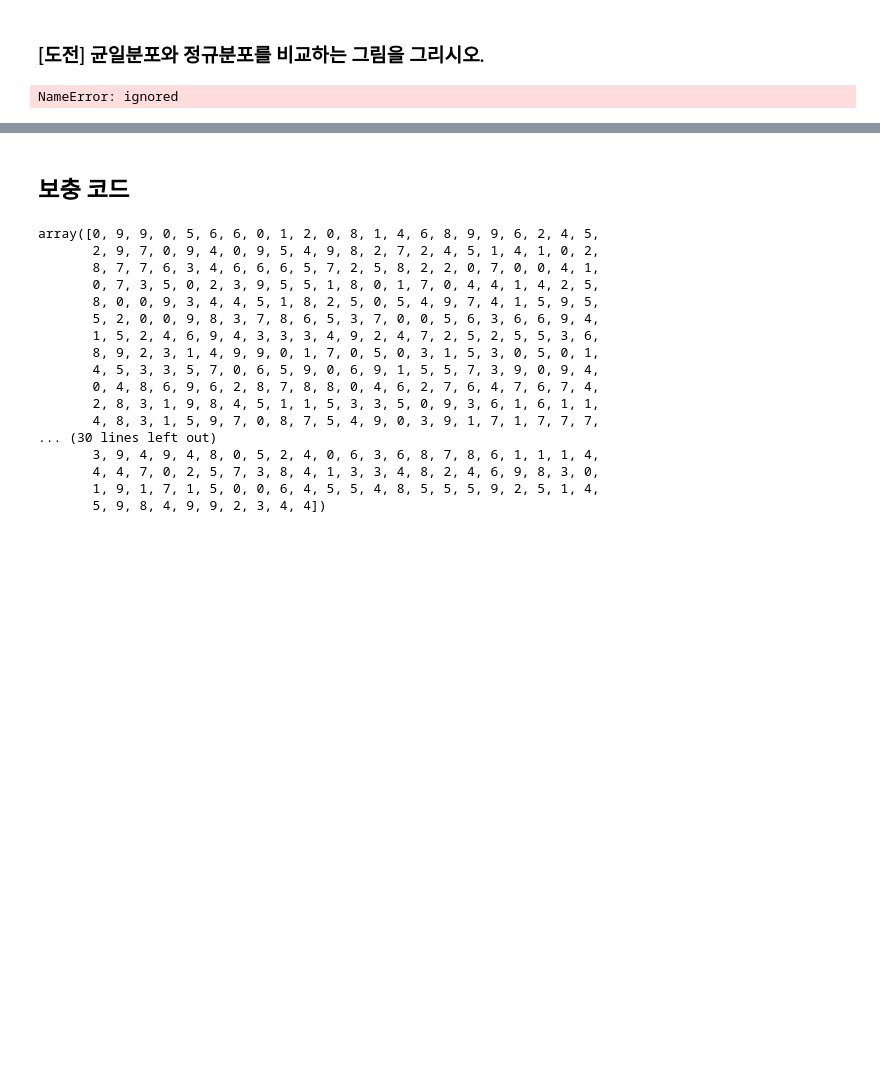
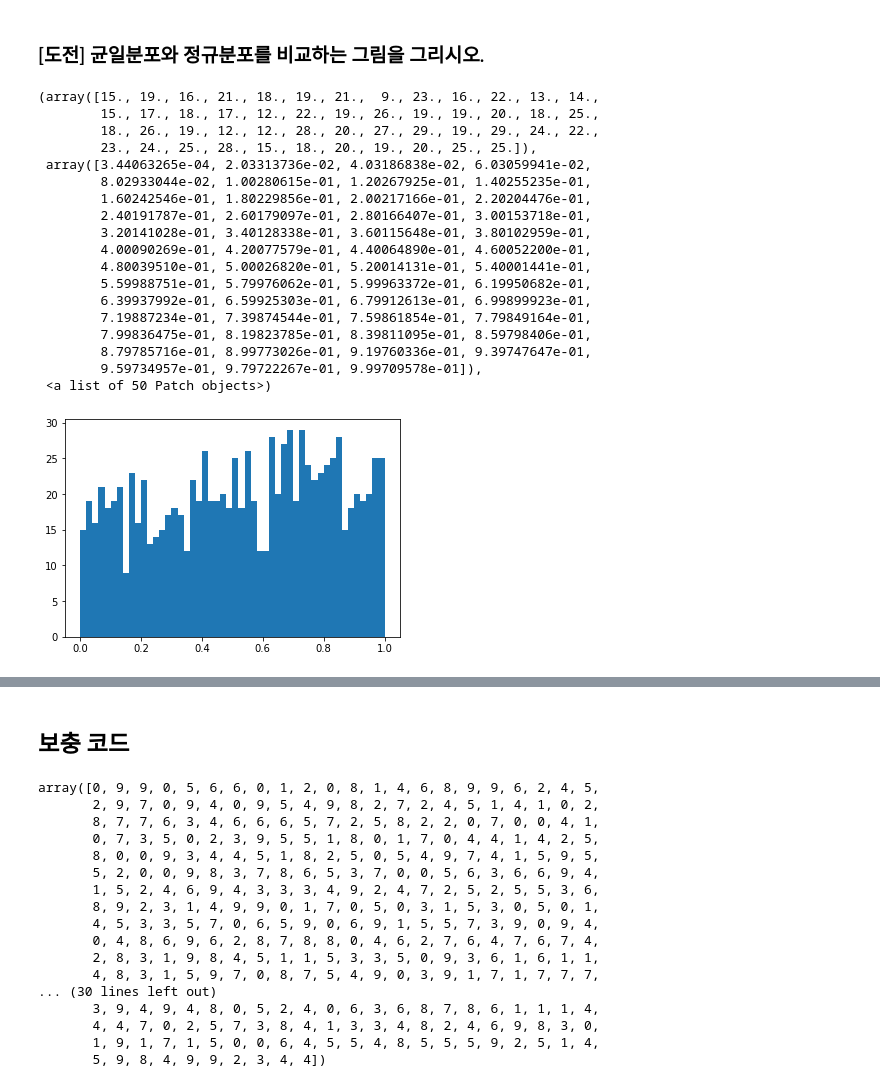
Before and after one commit to seokmin1/PDM08, a Jupyter notebook: numpy/numpy_3_random.ipynb, the cells around one changed output, grey strips where cells are left out. Saved outputs shown, nothing was run; the diff lists cells and outputs as text; code cells hidden in the pictures; blank space fills up the shorter version.

```diff
--- a/numpy/numpy_3_random.ipynb
+++ b/numpy/numpy_3_random.ipynb
@@ -184,7 +260,25 @@ NameError: ignored
 # %% [markdown]
 ### [도전] 균일분포와 정규분포를 비교하는 그림을 그리시오.
 # %%
-plt.hist(np.random.rand(1000), bins(50))
+plt.hist(np.random.rand(1000), bins =50)
 # %% [output]
-NameError: ignored
+(array([15., 19., 16., 21., 18., 19., 21.,  9., 23., 16., 22., 13., 14.,
+        15., 17., 18., 17., 12., 22., 19., 26., 19., 19., 20., 18., 25.,
+        18., 26., 19., 12., 12., 28., 20., 27., 29., 19., 29., 24., 22.,
+        23., 24., 25., 28., 15., 18., 20., 19., 20., 25., 25.]),
+ array([3.44063265e-04, 2.03313736e-02, 4.03186838e-02, 6.03059941e-02,
+        8.02933044e-02, 1.00280615e-01, 1.20267925e-01, 1.40255235e-01,
+        1.60242546e-01, 1.80229856e-01, 2.00217166e-01, 2.20204476e-01,
+        2.40191787e-01, 2.60179097e-01, 2.80166407e-01, 3.00153718e-01,
+        3.20141028e-01, 3.40128338e-01, 3.60115648e-01, 3.80102959e-01,
+        4.00090269e-01, 4.20077579e-01, 4.40064890e-01, 4.60052200e-01,
+        4.80039510e-01, 5.00026820e-01, 5.20014131e-01, 5.40001441e-01,
+        5.59988751e-01, 5.79976062e-01, 5.99963372e-01, 6.19950682e-01,
+        6.39937992e-01, 6.59925303e-01, 6.79912613e-01, 6.99899923e-01,
+        7.19887234e-01, 7.39874544e-01, 7.59861854e-01, 7.79849164e-01,
+        7.99836475e-01, 8.19823785e-01, 8.39811095e-01, 8.59798406e-01,
+        8.79785716e-01, 8.99773026e-01, 9.19760336e-01, 9.39747647e-01,
+        9.59734957e-01, 9.79722267e-01, 9.99709578e-01]),
+ <a list of 50 Patch objects>)
+[figure, added]
 # %%
```
Also changed, not shown: parts of 16 cells of this notebook.
